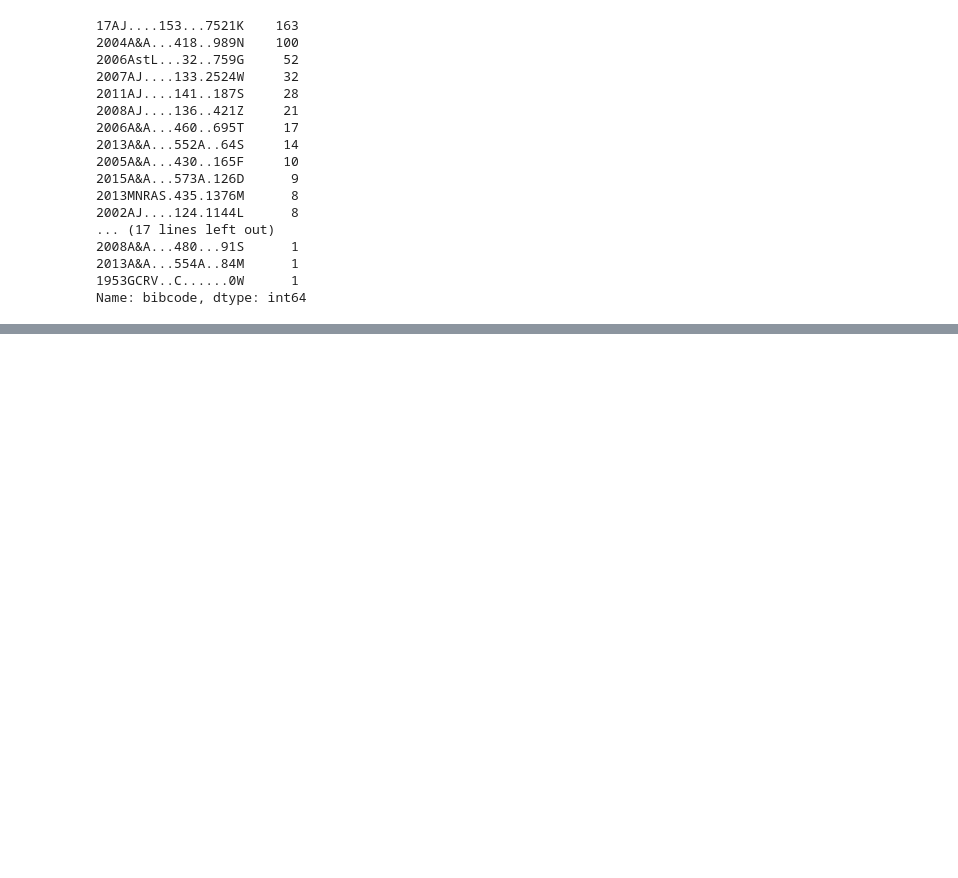
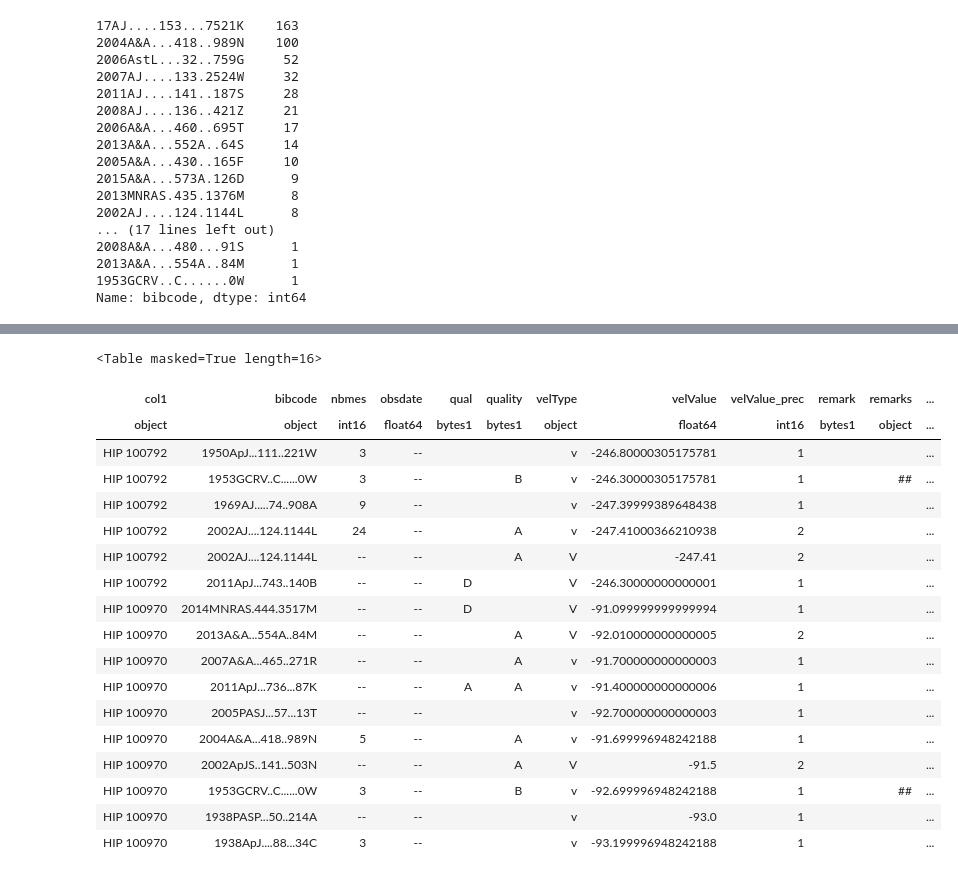
Before and after one commit to smoh/Group10, a Jupyter notebook: notebooks/build_rv_database.ipynb, the cells around one changed output, grey strips where cells are left out. Cells and saved outputs as stored; diff of their text form; code cells hidden in the pictures; blank space fills up the shorter version.

Commit message:
add procedure to get bensby stars

```diff
--- a/notebooks/build_rv_database.ipynb
+++ b/notebooks/build_rv_database.ipynb
@@ -213,0 +242,32 @@ Name: bibcode, dtype: int64
+# %%
+query = """
+SELECT t.col1, bibcode, nbmes, obsdate, qual, quality, velType, velValue, velValue_prec, remark, remarks, ident.oidref
+FROM TAP_UPLOAD.mytable as t JOIN ident ON t.col1 = ident.id
+JOIN mesVelocities ON mesVelocities.oidref = ident.oidref
+"""
+# %%
+simbadtap = vo.dal.TAPService("http://simbad.u-strasbg.fr/simbad/sim-tap")
+# %%
+result = simbadtap.run_sync(query, uploads={"mytable":('inline', 'bensby.xml')})
+# %%
+result.table
+# %% [output]
+<Table masked=True length=16>
+| col1 | bibcode | nbmes | obsdate | qual | quality | velType | velValue | velValue_prec | remark | remarks | ... |
+| object | object | int16 | float64 | bytes1 | bytes1 | object | float64 | int16 | bytes1 | object | ... |
+| HIP 100792 | 1950ApJ...111..221W | 3 | -- |  |  | v | -246.80000305175781 | 1 |  |  | ... |
+| HIP 100792 | 1953GCRV..C......0W | 3 | -- |  | B | v | -246.30000305175781 | 1 |  | ## | ... |
+| HIP 100792 | 1969AJ.....74..908A | 9 | -- |  |  | v | -247.39999389648438 | 1 |  |  | ... |
+| HIP 100792 | 2002AJ....124.1144L | 24 | -- |  | A | v | -247.41000366210938 | 2 |  |  | ... |
+| HIP 100792 | 2002AJ....124.1144L | -- | -- |  | A | V | -247.41 | 2 |  |  | ... |
+| HIP 100792 | 2011ApJ...743..140B | -- | -- | D |  | V | -246.30000000000001 | 1 |  |  | ... |
+| HIP 100970 | 2014MNRAS.444.3517M | -- | -- | D |  | V | -91.099999999999994 | 1 |  |  | ... |
+| HIP 100970 | 2013A&A...554A..84M | -- | -- |  | A | V | -92.010000000000005 | 2 |  |  | ... |
+| HIP 100970 | 2007A&A...465..271R | -- | -- |  | A | v | -91.700000000000003 | 1 |  |  | ... |
+| HIP 100970 | 2011ApJ...736...87K | -- | -- | A | A | v | -91.400000000000006 | 1 |  |  | ... |
+| HIP 100970 | 2005PASJ...57...13T | -- | -- |  |  | v | -92.700000000000003 | 1 |  |  | ... |
+| HIP 100970 | 2004A&A...418..989N | 5 | -- |  | A | v | -91.699996948242188 | 1 |  |  | ... |
+| HIP 100970 | 2002ApJS..141..503N | -- | -- |  | A | V | -91.5 | 2 |  |  | ... |
+| HIP 100970 | 1953GCRV..C......0W | 3 | -- |  | B | v | -92.699996948242188 | 1 |  | ## | ... |
+| HIP 100970 | 1938PASP...50..214A | -- | -- |  |  | v | -93.0 | 1 |  |  | ... |
+| HIP 100970 | 1938ApJ....88...34C | 3 | -- |  |  | v | -93.199996948242188 | 1 |  |  | ... |
```
Also changed, not shown: parts of 10 cells of this notebook, 1 other file.
